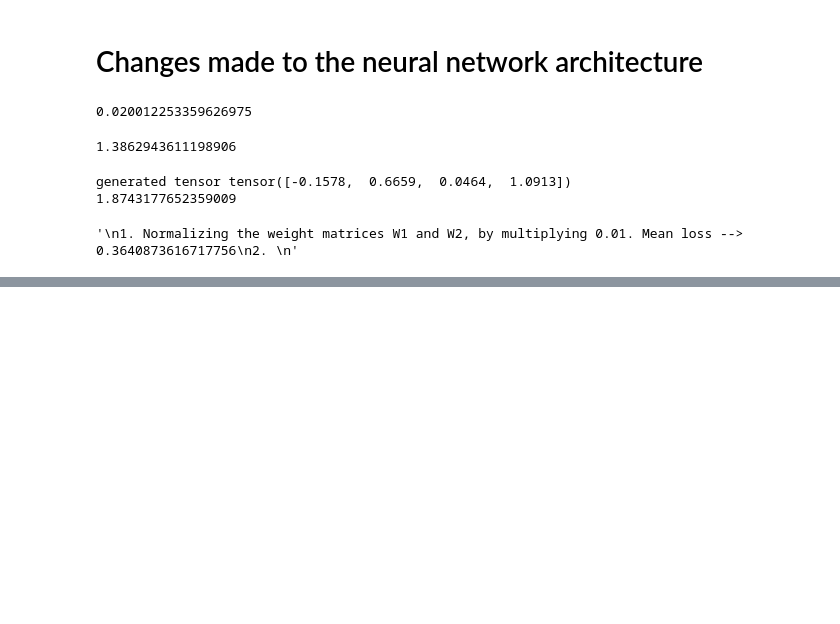
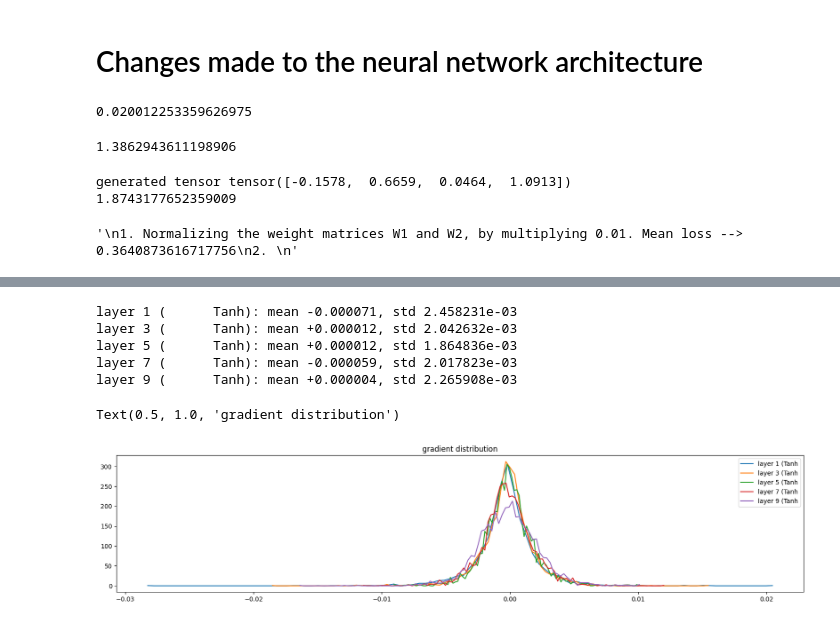
Before and after one commit to kishan-chakraborty/LanguageModel, a Jupyter notebook: MakeMore3RNN.ipynb, the cells around one changed output, grey strips where cells are left out. Drawn from its saved outputs; the diff is of its cells as text; code cells hidden in the pictures; blank space fills up the shorter version.

```diff
--- a/MakeMore3RNN.ipynb
+++ b/MakeMore3RNN.ipynb
@@ -298,0 +376,12 @@ print(np.mean(lossi))
+# %%
+class Tanh:
+    def __call__(self, x):
+        self.out = torch.tanh(x)
+        return self.out
+
+    def parameters(self):
+        return []
+# %%
+n_hidden = 100
+n_embd = 10
+g = torch.Generator().manual_seed(2147483647)
@@ -298,0 +478,21 @@ print(np.mean(lossi))
+# %%
+# visualize histograms
+plt.figure(figsize=(20, 4)) # width and height of the plot
+legends = []
+for i, layer in enumerate(layers[:-1]): # note: exclude the output layer
+  if isinstance(layer, Tanh):
+    t = layer.out.grad
+    print('layer %d (%10s): mean %+f, std %e' % (i, layer.__class__.__name__, t.mean(), t.std()))
+    hy, hx = torch.histogram(t, density=True)
+    plt.plot(hx[:-1].detach(), hy.detach())
+    legends.append(f'layer {i} ({layer.__class__.__name__}')
+plt.legend(legends);
+plt.title('gradient distribution')
+# %% [output]
+layer 1 (      Tanh): mean -0.000071, std 2.458231e-03
+layer 3 (      Tanh): mean +0.000012, std 2.042632e-03
+layer 5 (      Tanh): mean +0.000012, std 1.864836e-03
+layer 7 (      Tanh): mean -0.000059, std 2.017823e-03
+layer 9 (      Tanh): mean +0.000004, std 2.265908e-03
+Text(0.5, 1.0, 'gradient distribution')
+[figure, added]
```
Also changed, not shown: parts of 15 cells of this notebook, 1 other file.
